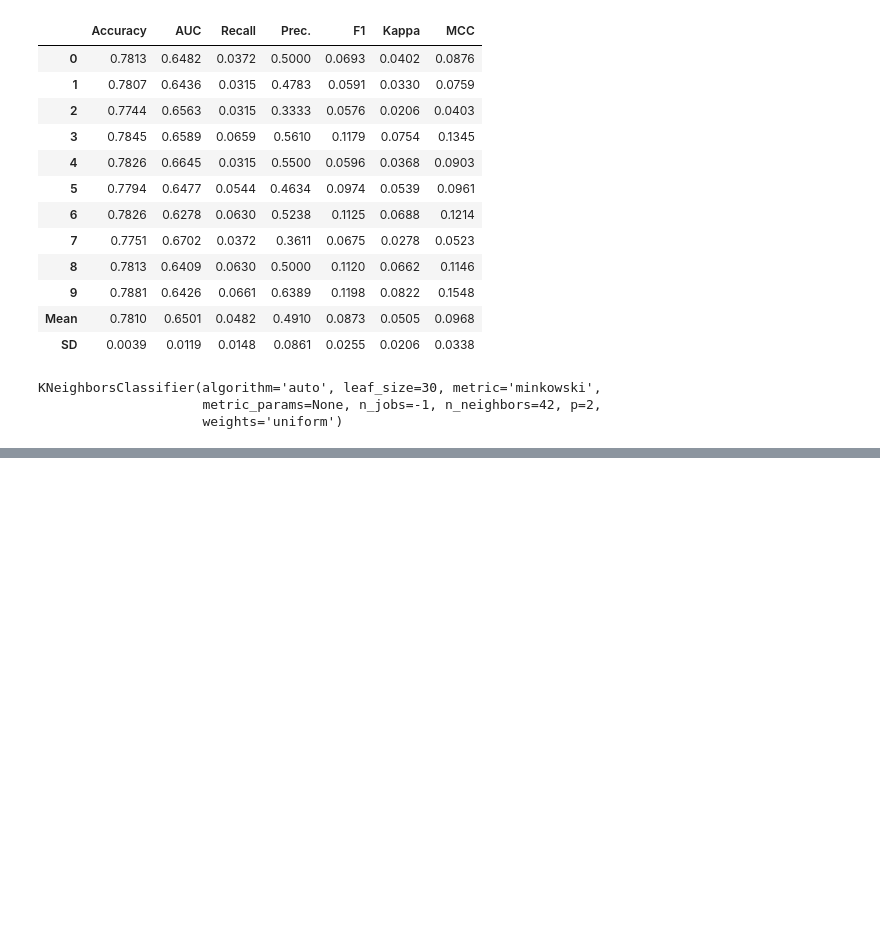
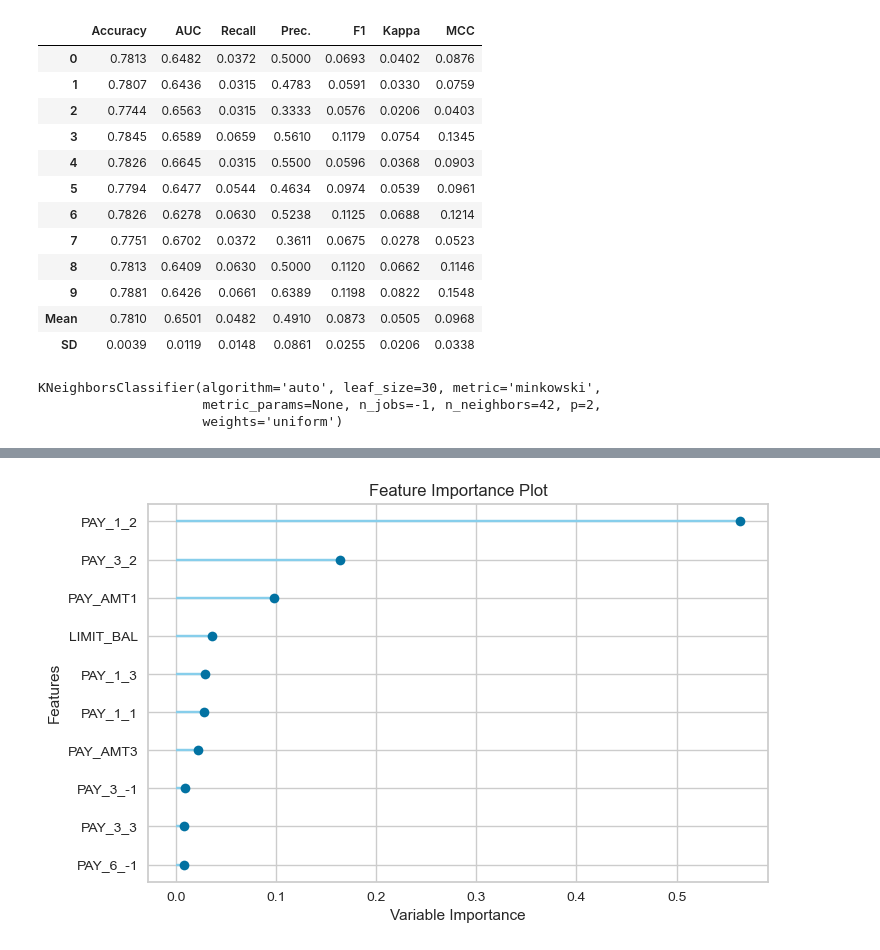
Before and after one commit to justinboggs/pycaret-testing, a Jupyter notebook: class_test.ipynb, the cells around one changed output, grey strips where cells are left out. Drawn from its saved outputs; the diff is of its cells as text; code cells hidden in the pictures; blank space fills up the shorter version.

```diff
--- a/class_test.ipynb
+++ b/class_test.ipynb
@@ -198,0 +219,4 @@ KNeighborsClassifier(algorithm='auto', leaf_size=30, metric='minkowski',
+# %%
+plot_model(tuned_rf, plot='feature')
+# %% [output]
+[figure, added]
```
Also changed, not shown: parts of 5 cells of this notebook, 1 other file.
